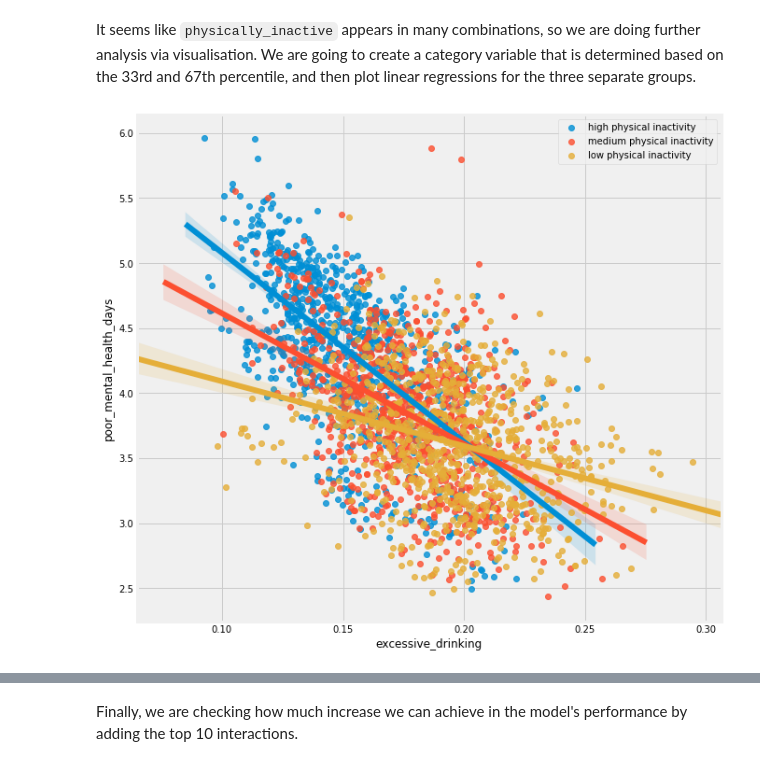
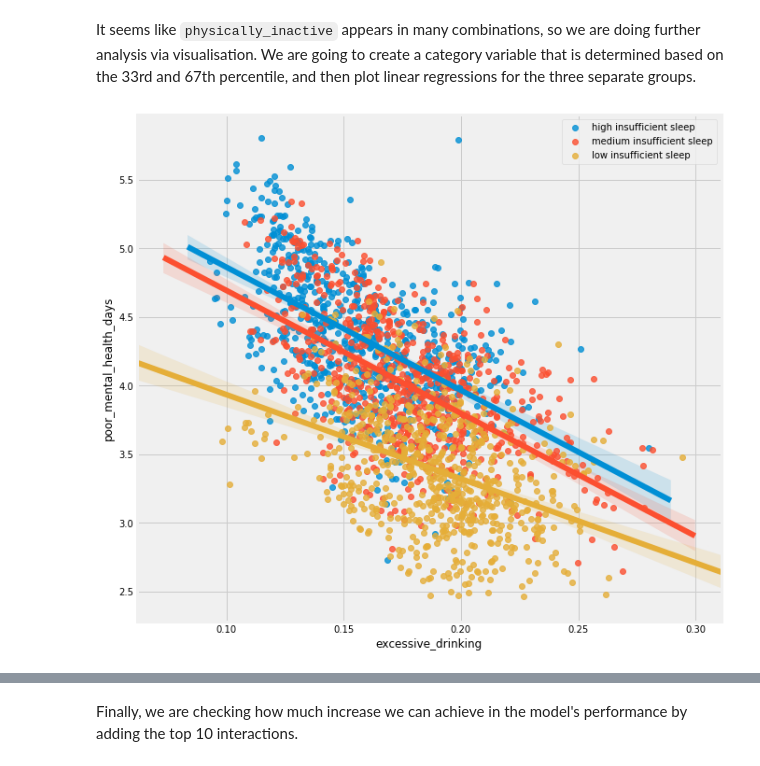
Before and after one commit to MatePocs/US_County_Health, a Jupyter notebook: index.ipynb, the cells around one changed output, grey strips where cells are left out. Cells and saved outputs as stored; diff of their text form; code cells hidden in the pictures.

```diff
--- a/index.ipynb
+++ b/index.ipynb
@@ -598,32 +598,32 @@ interactions_to_add
 # %% [markdown]
 It seems like <code>physically_inactive</code> appears in many combinations, so we are doing further analysis via visualisation. We are going to create a category variable that is determined based on the 33rd and 67th percentile, and then plot linear regressions for the three separate groups.
 # %%
-physical_inactivity = np.asarray(X_train[['physically_inactive']]).reshape(len(X_train[['physically_inactive']]))
+insufficient_sleep = np.asarray(X_train[['insufficient_sleep']]).reshape(len(X_train[['insufficient_sleep']]))
 # %%
-phys_inactivity_category = []
-for inactive in X_train.physically_inactive:
-    if inactive > np.percentile(physical_inactivity, 67):
-        phys_inactivity_category.append('high_inactivity')
-    elif inactive > np.percentile(physical_inactivity, 33) and inactive <= np.percentile(physical_inactivity, 67):
-        phys_inactivity_category.append('med_inactivity')
-    elif inactive <= np.percentile(physical_inactivity, 67):
-        phys_inactivity_category.append('low_inactivity')
+insufficient_sleep_category = []
+for insuff_sleep in X_train.insufficient_sleep:
+    if insuff_sleep > np.percentile(insufficient_sleep, 67):
+        insufficient_sleep_category.append('high_insuff_sleep')
+    elif insuff_sleep > np.percentile(insufficient_sleep, 33) and insuff_sleep <= np.percentile(insufficient_sleep, 67):
+        insufficient_sleep_category.append('med_insuff_sleep')
+    elif insuff_sleep <= np.percentile(insufficient_sleep, 67):
+        insufficient_sleep_category.append('low_insuff_sleep')
 
-X_train['physical_inactivity_cat'] = phys_inactivity_category
+X_train['insufficient_sleep_category'] = insufficient_sleep_category
 # %%
 data = pd.concat([X_train, y_train], axis =1)
-X_train_high_pi = data[data['physical_inactivity_cat'] == 'high_inactivity']
-X_train_medium_pi = data[data['physical_inactivity_cat'] == 'med_inactivity']
-X_train_low_pi = data[data['physical_inactivity_cat'] == 'low_inactivity']
+X_train_high_is = data[data['insufficient_sleep_category'] == 'high_insuff_sleep']
+X_train_medium_is = data[data['insufficient_sleep_category'] == 'med_insuff_sleep']
+X_train_low_is = data[data['insufficient_sleep_category'] == 'low_insuff_sleep']
 # %%
-def plot_with_physical_inactivity(column_name):
+def plot_with_insuff_sleep(column_name):
     plt.figure(figsize = (10,10))
-    sns.regplot(x = X_train_high_pi[column_name], y = X_train_high_pi['poor_mental_health_days'], label='high physical inactivity')
-    sns.regplot(x = X_train_medium_pi[column_name], y = X_train_medium_pi['poor_mental_health_days'], label='medium physical inactivity')
-    sns.regplot(x = X_train_low_pi[column_name], y = X_train_low_pi['poor_mental_health_days'], label='low physical inactivity')
+    sns.regplot(x = X_train_high_is[column_name], y = X_train_high_is['poor_mental_health_days'], label='high insufficient sleep')
+    sns.regplot(x = X_train_medium_is[column_name], y = X_train_medium_is['poor_mental_health_days'], label='medium insufficient sleep')
+    sns.regplot(x = X_train_low_is[column_name], y = X_train_low_is['poor_mental_health_days'], label='low insufficient sleep')
     plt.legend()
     plt.show()
 # %%
-plot_with_physical_inactivity('excessive_drinking')
+plot_with_insuff_sleep('excessive_drinking')
 # %% [output]
-[figure, old version]
+[figure, new version]
```
Also changed, not shown: parts of 86 cells of this notebook, 1 other file.
